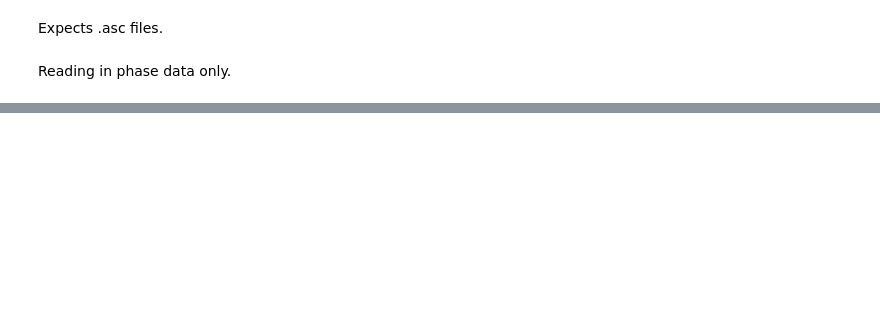
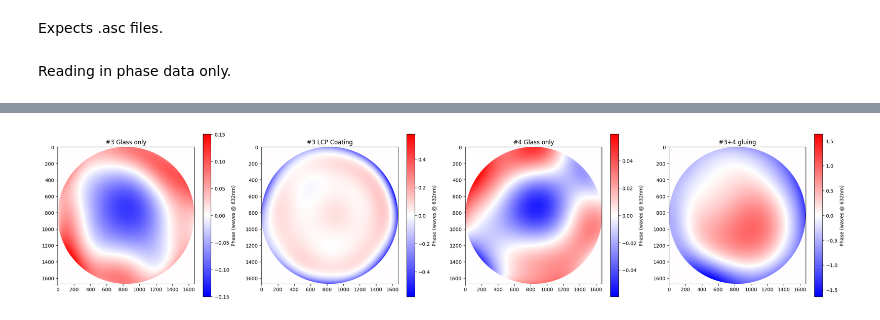
Before and after one commit to TolimanSpace/toliman_dp_design_testing, a Jupyter notebook: LoadZygo.ipynb, the cells around one changed output, grey strips where cells are left out. Drawn from its saved outputs; the diff is of its cells as text; code cells hidden in the pictures; blank space fills up the shorter version.

```diff
--- a/LoadZygo.ipynb
+++ b/LoadZygo.ipynb
@@ -82,0 +103,40 @@ np.save(fname[0:-4]+".npy", reshaped_phase_arr)
+# %%
+# fit with zernikes
+import dLux.utils as dlu
+aperture_diameter = 120e-3
+
+plt.figure(figsize=(23,5))
+for i, fname in enumerate(fnames):
+    phase_arr = np.load(data_dir + fname)
+    CL_opd = np.array(phase_arr, dtype=np.float64)
+    n_rows, n_cols = CL_opd.shape
+    cut_l = np.abs(n_rows - n_cols)
+    is_odd = cut_l % 2
+    if n_rows > n_cols:
+        if is_odd:
+            CL_opd = CL_opd[cut_l//2+1:-1-cut_l//2+1, :]
+        else:
+            CL_opd = CL_opd[cut_l//2:-1-cut_l//2+1, :]
+    else:
+        if is_odd:
+            CL_opd = CL_opd[:, cut_l//2-2:-1-cut_l//2+1]
+        else:
+            CL_opd = CL_opd[:, cut_l//2:-1-cut_l//2+1]
+
+    CL_opd[~np.isfinite(CL_opd)] = 0 # Replace inf/nan with 0
+
+    CL_coords = dlu.pixel_coords(npixels=CL_opd.shape[0], diameter=aperture_diameter)
+    CL_zbasis = dlu.zernike_basis(js=np.arange(4,36), diameter=aperture_diameter, coordinates=CL_coords)
+    CL_zbasis_rshp = np.vstack([basis.flatten() for basis in CL_zbasis]).T
+    CL_zbasis_rshp[~np.isfinite(CL_zbasis_rshp)] = 0 # Replace inf/nan with 0
+    pinv = np.linalg.pinv(CL_zbasis_rshp)
+
+    est_coeffs = pinv@(CL_opd.flatten())
+    retrieved = np.asarray([basis*est_coeffs[i] for i, basis in enumerate(CL_zbasis)]).sum(axis=0)
+    plt.subplot(1, len(fnames), i+1)
+    plt.imshow(retrieved, cmap='bwr', norm=CenteredNorm())
+    plt.colorbar(label='Phase (waves @ {:d}nm)'.format(int(WavelengthIn*1e9)))
+    plt.title(fname[0:-4])
+plt.tight_layout()
+# %% [output]
+[figure, added]
```
Also changed, not shown: parts of 6 cells of this notebook, 2 other files.
